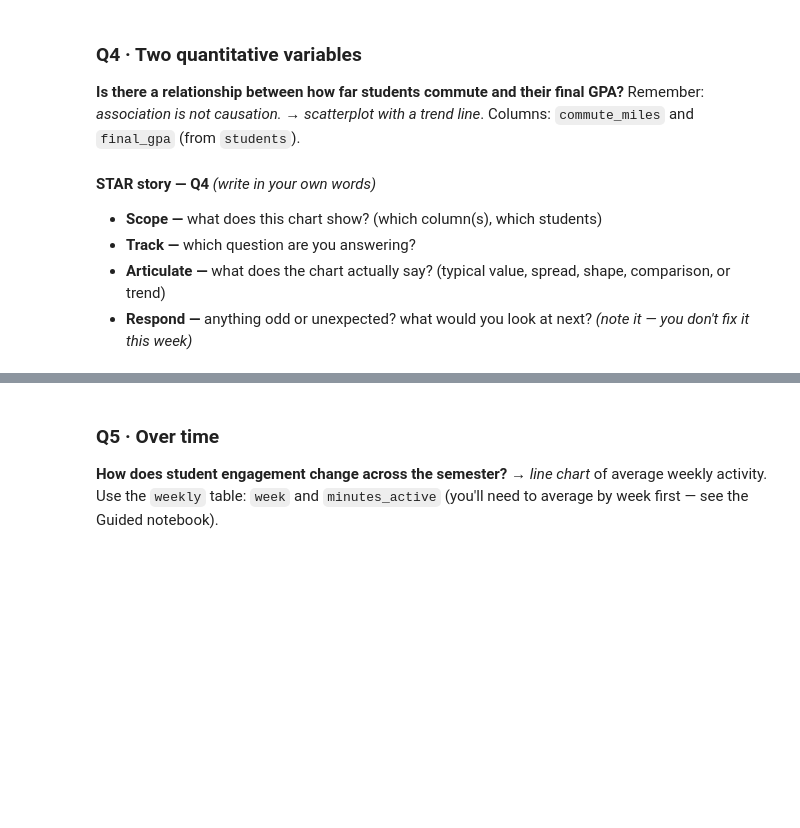
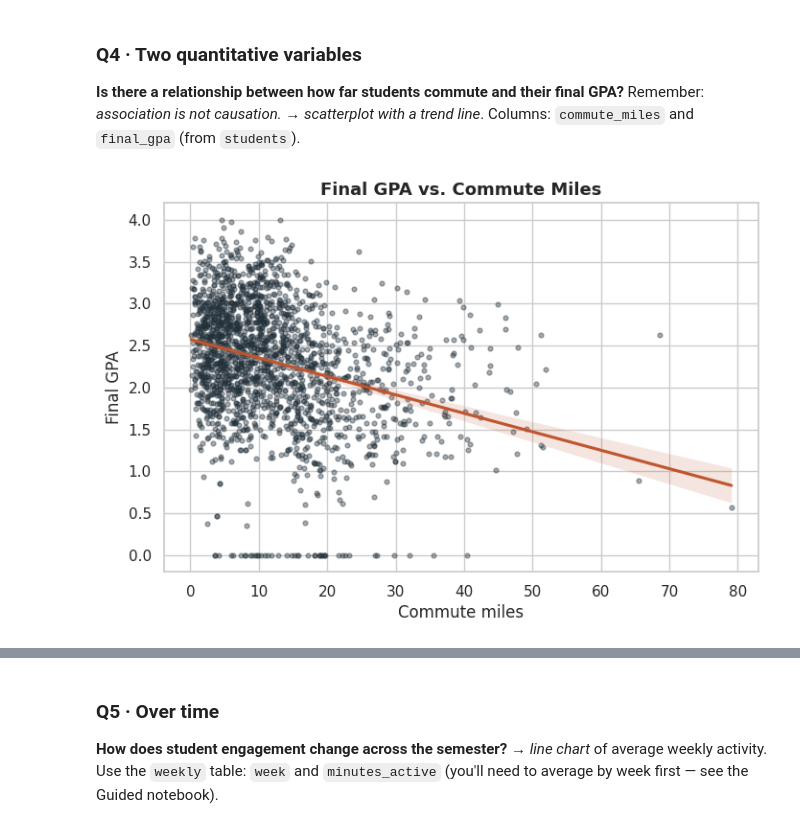
Before and after one commit to JJWest726/Jonathan_INFO4670_Fall2026, a Jupyter notebook: INFO4670_Week3_Assignment1.ipynb, the cells around one changed output, grey strips where cells are left out. Cells and saved outputs as stored; diff of their text form; code cells hidden in the pictures; blank space fills up the shorter version.

```diff
--- a/INFO4670_Week3_Assignment1.ipynb
+++ b/INFO4670_Week3_Assignment1.ipynb
@@ -138,7 +150,11 @@ Build **one chart per question**. Each maps to one chart family from this week.
-# %% [markdown]
-**STAR story — Q4** *(write in your own words)*
-
-- **Scope —** what does this chart show? (which column(s), which students)
-- **Track —** which question are you answering?
-- **Articulate —** what does the chart actually say? (typical value, spread, shape, comparison, or trend)
-- **Respond —** anything odd or unexpected? what would you look at next? *(note it — you don't fix it this week)*
+# %%
+fig, ax = plt.subplots()
+sns.regplot(data=students, x="commute_miles", y="final_gpa",
+            scatter_kws={"s": 12, "color": NAVY, "alpha": 0.4},
+            line_kws={"color": RUST}, ax=ax)
+ax.set_title("Final GPA vs. Commute Miles")
+ax.set_xlabel("Commute miles")
+ax.set_ylabel("Final GPA")
+plt.show()
+# %% [output]
+[figure, added]
```
Also changed, not shown: parts of 24 cells of this notebook.
